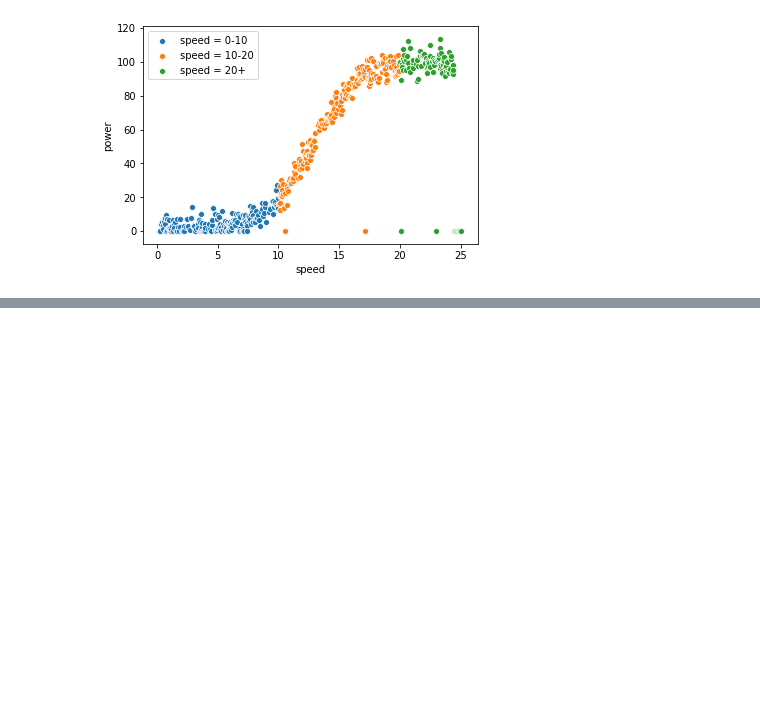
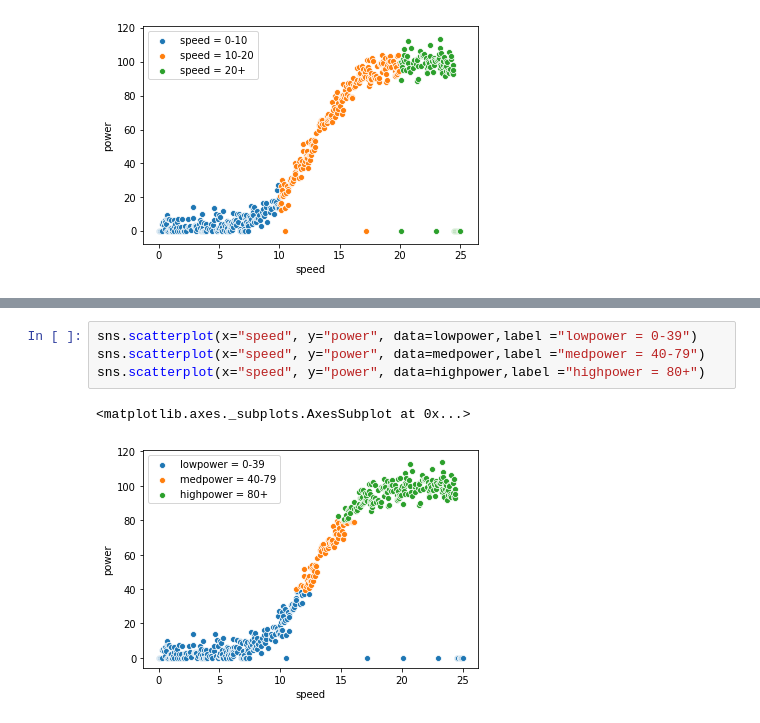
Before and after one commit to EoinStankard/Machine-Learning-Statistics-Project, a Jupyter notebook: MLS-Project.ipynb, the cells around one changed output, grey strips where cells are left out. Saved outputs shown, nothing was run; the diff lists cells and outputs as text; blank space fills up the shorter version.

```diff
--- a/MLS-Project.ipynb
+++ b/MLS-Project.ipynb
@@ -111,0 +120,7 @@ Power outputs for each speed group, 0-10, 10-20 & 20+
+# %%
+sns.scatterplot(x="speed", y="power", data=lowpower,label ="lowpower = 0-39")
+sns.scatterplot(x="speed", y="power", data=medpower,label ="medpower = 40-79")
+sns.scatterplot(x="speed", y="power", data=highpower,label ="highpower = 80+")
+# %% [output]
+<matplotlib.axes._subplots.AxesSubplot at 0x...>
+[figure, added]
```
Also changed, not shown: parts of 21 cells of this notebook.
